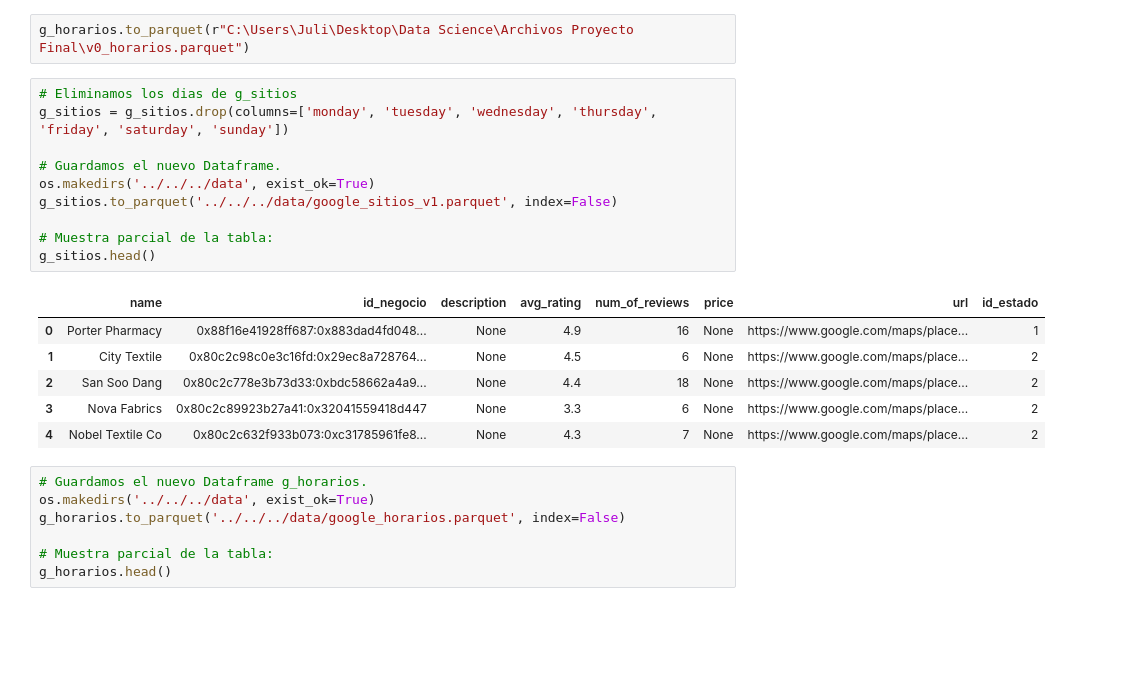
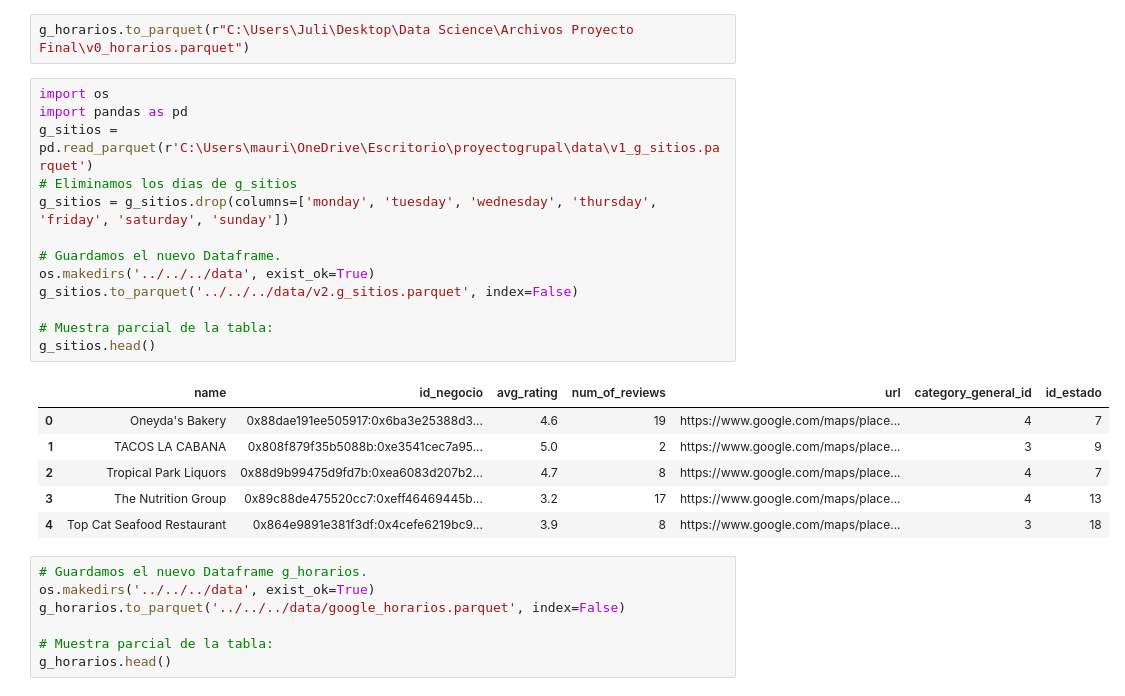
Before and after one commit to agustin-caceres/DataPulse_Gmaps_Yelp, a Jupyter notebook: notebooks/ETL/Google/5.g_horarios.ipynb, the cells around one changed output. Cells and saved outputs as stored; diff of their text form; blank space fills up the shorter version.

```diff
--- a/notebooks/ETL/Google/5.g_horarios.ipynb
+++ b/notebooks/ETL/Google/5.g_horarios.ipynb
@@ -103,22 +103,25 @@ Guardamos el dataframe en un archivo parquet para luego cargar a nuestra base de
 # %%
 g_horarios.to_parquet(r"C:\Users\Juli\Desktop\Data Science\Archivos Proyecto Final\v0_horarios.parquet")
 # %%
+import os
+import pandas as pd
+g_sitios = pd.read_parquet(r'C:\Users\mauri\OneDrive\Escritorio\proyectogrupal\data\v1_g_sitios.parquet')
 # Eliminamos los dias de g_sitios
 g_sitios = g_sitios.drop(columns=['monday', 'tuesday', 'wednesday', 'thursday', 'friday', 'saturday', 'sunday'])
 
 # Guardamos el nuevo Dataframe.
 os.makedirs('../../../data', exist_ok=True)
-g_sitios.to_parquet('../../../data/google_sitios_v1.parquet', index=False)
+g_sitios.to_parquet('../../../data/v2.g_sitios.parquet', index=False)
 
 # Muestra parcial de la tabla:
 g_sitios.head()
 # %% [output]
-|  | name | id_negocio | description | avg_rating | num_of_reviews | price | url | id_estado |
-| 0 | Porter Pharmacy | 0x88f16e41928ff687:0x883dad4fd048... | None | 4.9 | 16 | None | https://www.google.com/maps/place... | 1 |
-| 1 | City Textile | 0x80c2c98c0e3c16fd:0x29ec8a728764... | None | 4.5 | 6 | None | https://www.google.com/maps/place... | 2 |
-| 2 | San Soo Dang | 0x80c2c778e3b73d33:0xbdc58662a4a9... | None | 4.4 | 18 | None | https://www.google.com/maps/place... | 2 |
-| 3 | Nova Fabrics | 0x80c2c89923b27a41:0x32041559418d447 | None | 3.3 | 6 | None | https://www.google.com/maps/place... | 2 |
-| 4 | Nobel Textile Co | 0x80c2c632f933b073:0xc31785961fe8... | None | 4.3 | 7 | None | https://www.google.com/maps/place... | 2 |
+|  | name | id_negocio | avg_rating | num_of_reviews | url | category_general_id | id_estado |
+| 0 | Oneyda's Bakery | 0x88dae191ee505917:0x6ba3e25388d3... | 4.6 | 19 | https://www.google.com/maps/place... | 4 | 7 |
+| 1 | TACOS LA CABANA | 0x808f879f35b5088b:0xe3541cec7a95... | 5.0 | 2 | https://www.google.com/maps/place... | 3 | 9 |
+| 2 | Tropical Park Liquors | 0x88d9b99475d9fd7b:0xea6083d207b2... | 4.7 | 8 | https://www.google.com/maps/place... | 4 | 7 |
+| 3 | The Nutrition Group | 0x89c88de475520cc7:0xeff46469445b... | 3.2 | 17 | https://www.google.com/maps/place... | 4 | 13 |
+| 4 | Top Cat Seafood Restaurant | 0x864e9891e381f3df:0x4cefe6219bc9... | 3.9 | 8 | https://www.google.com/maps/place... | 3 | 18 |
 # %%
 # Guardamos el nuevo Dataframe g_horarios.
 os.makedirs('../../../data', exist_ok=True)
```
Also changed, not shown: 2 other files.
